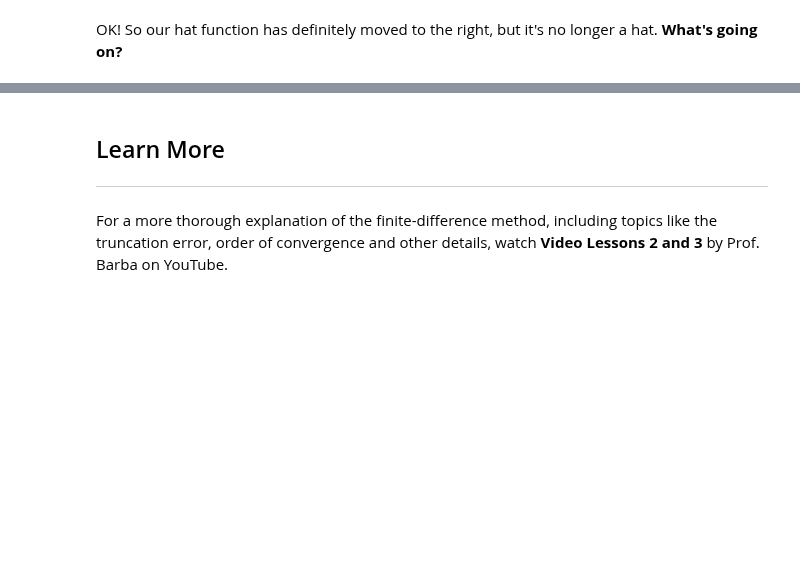
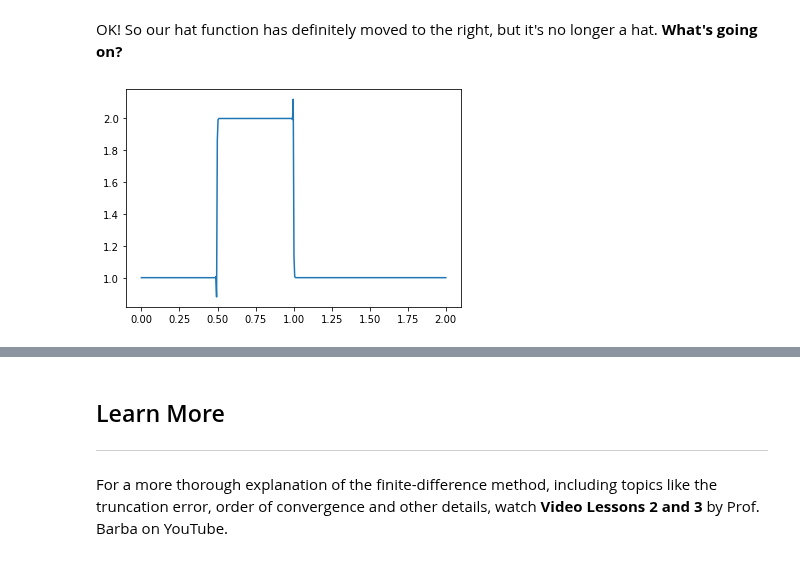
Before and after one commit to barbagroup/CFDPython, a Jupyter notebook: lessons/01_Step_1.ipynb, the cells around one changed output, grey strips where cells are left out. Cells and saved outputs as stored; diff of their text form; code cells hidden in the pictures; blank space fills up the shorter version.

```diff
--- a/lessons/01_Step_1.ipynb
+++ b/lessons/01_Step_1.ipynb
@@ -114,2 +145,18 @@ pyplot.plot(numpy.linspace(0, 2, nx), u);
 # %% [markdown]
 OK! So our hat function has definitely moved to the right, but it's no longer a hat.  **What's going on?**
+# %%
+# explicit central FD
+un_ecfd = numpy.ones(nx) #initialize a temporary array - central finite difference
+un_ecfd = u_IC.copy()
+u = u_IC.copy()
+
+for n in range(nt):  #loop for values of n from 0 to nt, so it will run nt times
+    un_ecfd = u.copy() ##copy the existing values of u into un
+    for i in range(1, nx-1): ## you can try commenting this line and...
+    #for i in range(nx): ## ... uncommenting this line and see what happens!
+    #         u[i] = un[i] - c * dt / dx * (un[i] - un[i-1]) # backward FD
+        u[i] = un_ecfd[i] - c * dt / (2*dx) * (un_ecfd[i+1] - un_ecfd[i-1])  # central FD - this shall crash
+
+pyplot.plot(numpy.linspace(0, 2, nx), u);
+# %% [output]
+[figure, added]
```
Also changed, not shown: parts of 9 cells of this notebook, 8 other files.
